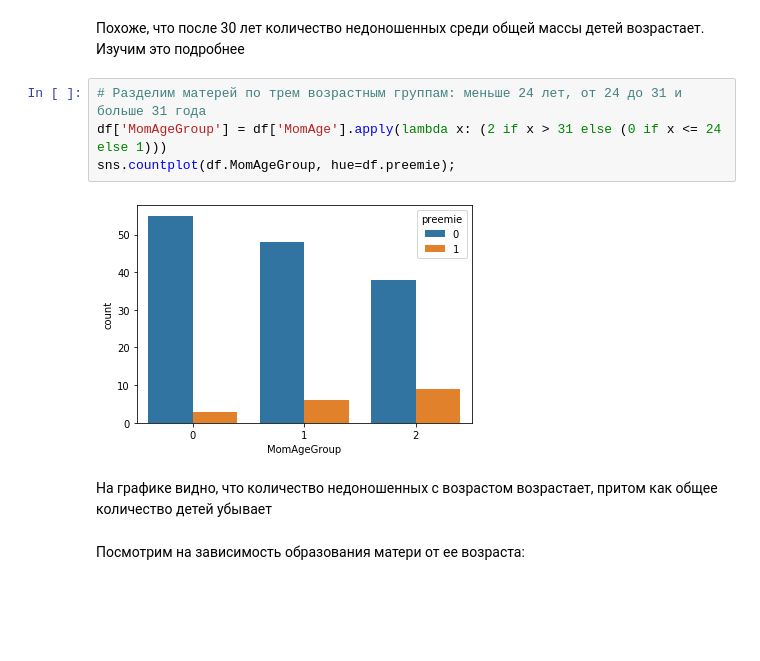
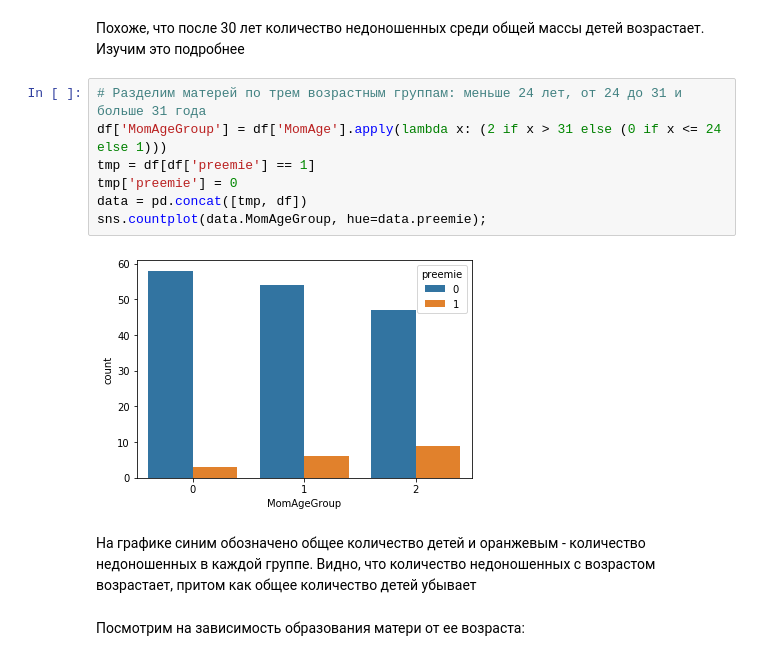
Before and after one commit to Vlada-Veselova/Statistics_HW_BI, a Jupyter notebook: Statistic_1.ipynb, the cells around one changed output. Drawn from its saved outputs; the diff is of its cells as text; blank space fills up the shorter version.

```diff
--- a/Statistic_1.ipynb
+++ b/Statistic_1.ipynb
@@ -70,11 +70,15 @@ sns.countplot(df.MomAge, hue=df.preemie);
 # %%
 # Разделим матерей по трем возрастным группам: меньше 24 лет, от 24 до 31 и больше 31 года
 df['MomAgeGroup'] = df['MomAge'].apply(lambda x: (2 if x > 31 else (0 if x <= 24 else 1)))
-sns.countplot(df.MomAgeGroup, hue=df.preemie);
+tmp = df[df['preemie'] == 1]
+tmp['preemie'] = 0
+data = pd.concat([tmp, df])
+sns.countplot(data.MomAgeGroup, hue=data.preemie);
 # %% [output]
-[figure, old version]
+[figure, new version]
 # %% [markdown]
-На графике видно, что количество недоношенных с возрастом возрастает, притом как общее количество детей убывает
+На графике синим обозначено общее количество детей и оранжевым - количество недоношенных в каждой группе.
+Видно, что количество недоношенных с возрастом возрастает, притом как общее количество детей убывает
 # %% [markdown]
 Посмотрим на зависимость образования матери от ее возраста:
 # %%
```
Also changed, not shown: parts of 7 cells of this notebook.
